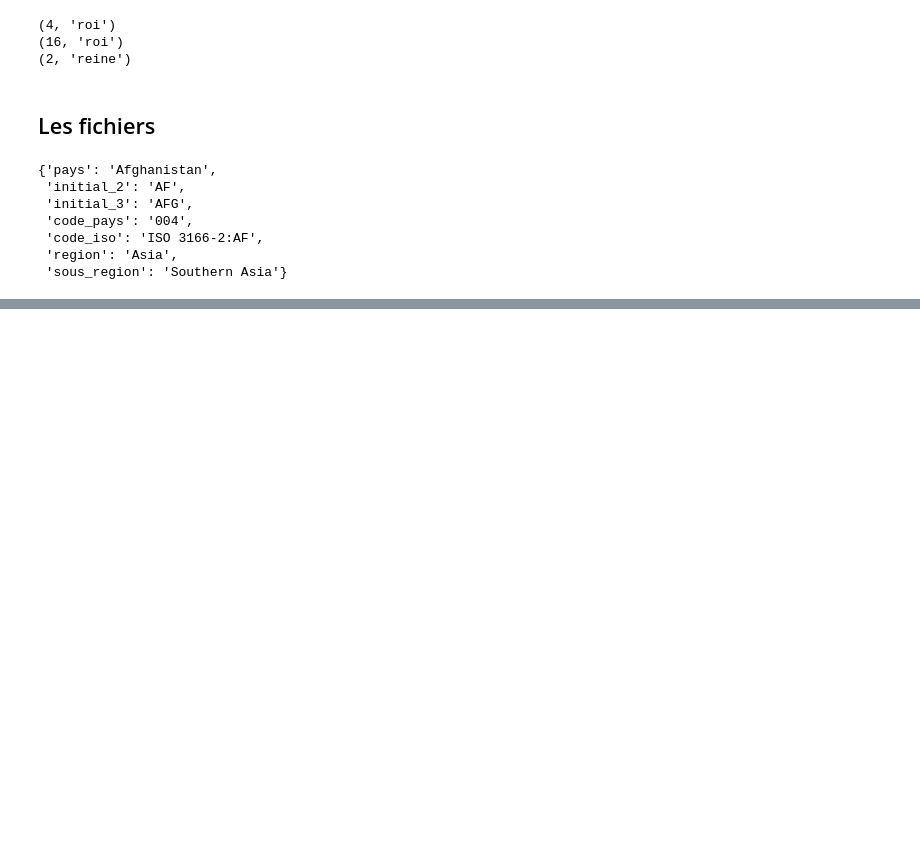
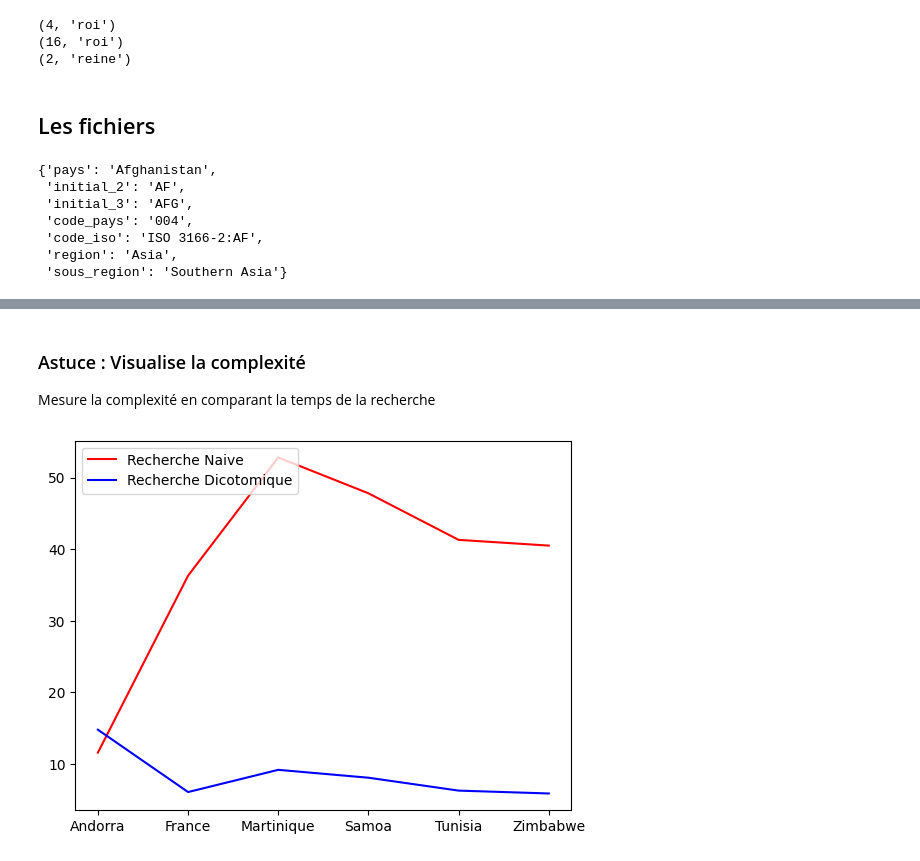
Before and after one commit to Voilyvoilou/nsi-premier-lessons-python, a Jupyter notebook: Fiche1_python-T1-1E.ipynb, the cells around one changed output, grey strips where cells are left out. Cells and saved outputs as stored; diff of their text form; code cells hidden in the pictures; blank space fills up the shorter version.

Commit message:
ajoute algo de recherche

```diff
--- a/Fiche1_python-T1-1E.ipynb
+++ b/Fiche1_python-T1-1E.ipynb
@@ -98,0 +105,4 @@ extrait_pays("./country_full.csv")[0]
+# %%
+pays = extrait_pays("./country_full.csv")
+
+search = [ "Andorra", "France", "Martinique", "Samoa", "Tunisia", "Zimbabwe"]
@@ -98,0 +187,21 @@ extrait_pays("./country_full.csv")[0]
+# %%
+# import un chronometre
+import timeit
+
+elapsed_time_dicotomie = []
+
+for i in range(len(search)):
+
+    # record start time
+    t_0 = timeit.default_timer()
+    # call function
+    res = recherche_dichotomique_pays_par_noms( pays ,search[i])
+    # record end time
+    t_1 = timeit.default_timer()
+
+    if res >= 0:
+        # calculate elapsed time and print
+        elapsed_time_dicotomie.append(round((t_1 - t_0) * 10 ** 6, 3))
+
+print(f"Result      : {search}")
+print(f"Elapsed time: {elapsed_time_dicotomie} µs")
@@ -98,0 +211,23 @@ extrait_pays("./country_full.csv")[0]
+# %% [markdown]
+### Astuce : Visualise la complexité
+Mesure la complexité en comparant la temps de la recherche
+# %%
+import matplotlib.pyplot as plt
+import numpy as np
+
+# setting the axes at the centre
+fig = plt.figure()
+ax = fig.add_subplot(1, 1, 1)
+ax.xaxis.set_ticks_position('bottom')
+ax.yaxis.set_ticks_position('left')
+
+# plot the function
+plt.plot(search,elapsed_time_naive, 'r', label='Recherche Naive')
+plt.plot(search,elapsed_time_dicotomie, 'b', label='Recherche Dicotomique')
+
+plt.legend(loc='upper left')
+
+# show the plot
+plt.show()
+# %% [output]
+[figure, added]
```
Also changed, not shown: parts of 10 cells of this notebook, 4 other files.
